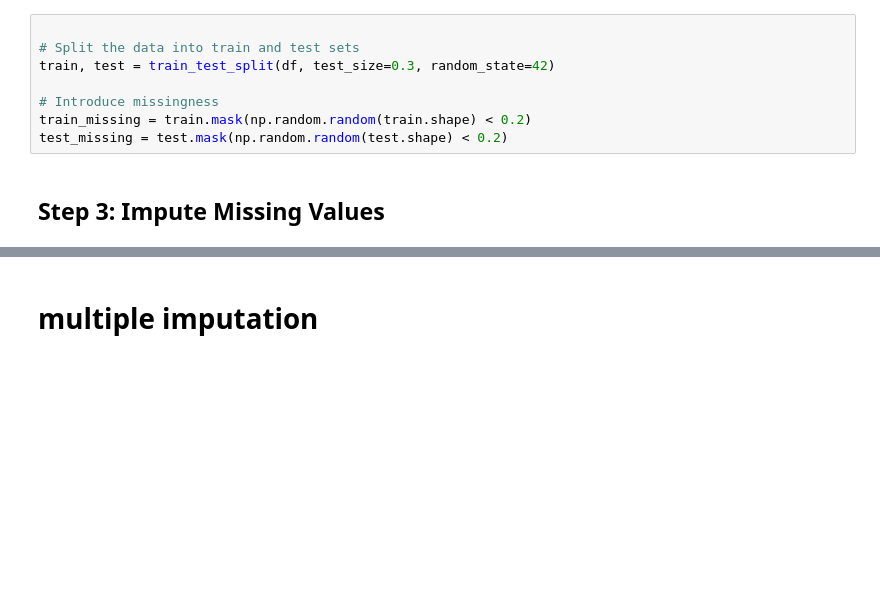
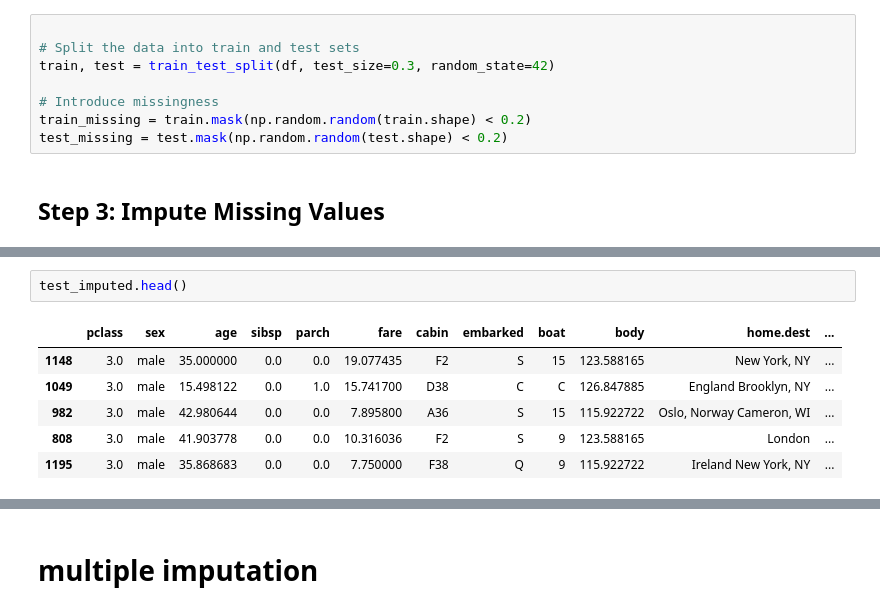
Before and after one commit to denizakdemir/AutoFillGluon, a Jupyter notebook: Vignette.ipynb, the cells around one changed output, grey strips where cells are left out. Saved outputs shown, nothing was run; the diff lists cells and outputs as text; blank space fills up the shorter version.

```diff
--- a/Vignette.ipynb
+++ b/Vignette.ipynb
@@ -114,0 +148,9 @@ plt.show()
+# %%
+test_imputed.head()
+# %% [output]
+|  | pclass | sex | age | sibsp | parch | fare | cabin | embarked | boat | body | home.dest | ... |
+| 1148 | 3.0 | male | 35.000000 | 0.0 | 0.0 | 19.077435 | F2 | S | 15 | 123.588165 | New York, NY | ... |
+| 1049 | 3.0 | male | 15.498122 | 0.0 | 1.0 | 15.741700 | D38 | C | C | 126.847885 | England Brooklyn, NY | ... |
+| 982 | 3.0 | male | 42.980644 | 0.0 | 0.0 | 7.895800 | A36 | S | 15 | 115.922722 | Oslo, Norway Cameron, WI | ... |
+| 808 | 3.0 | male | 41.903778 | 0.0 | 0.0 | 10.316036 | F2 | S | 9 | 123.588165 | London | ... |
+| 1195 | 3.0 | male | 35.868683 | 0.0 | 0.0 | 7.750000 | F38 | Q | 9 | 115.922722 | Ireland New York, NY | ... |
```
Also changed, not shown: parts of 14 cells of this notebook, 2 other files.
